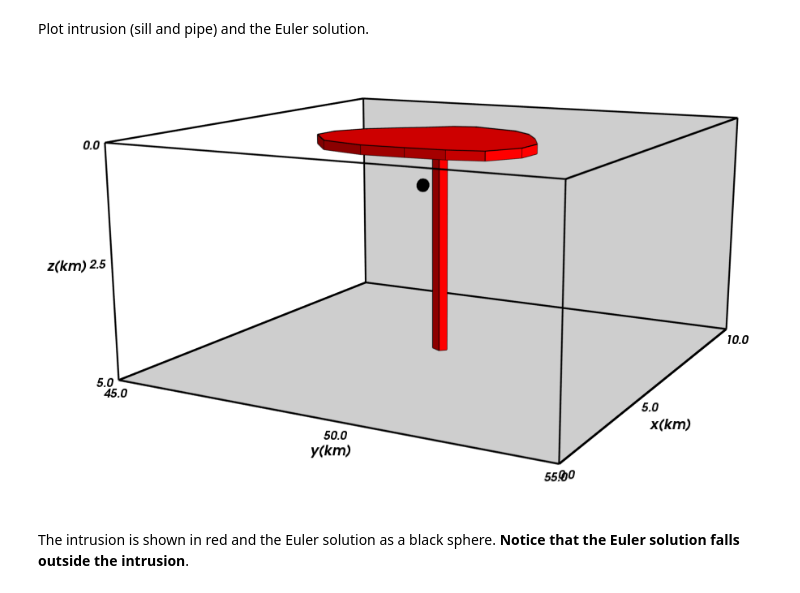
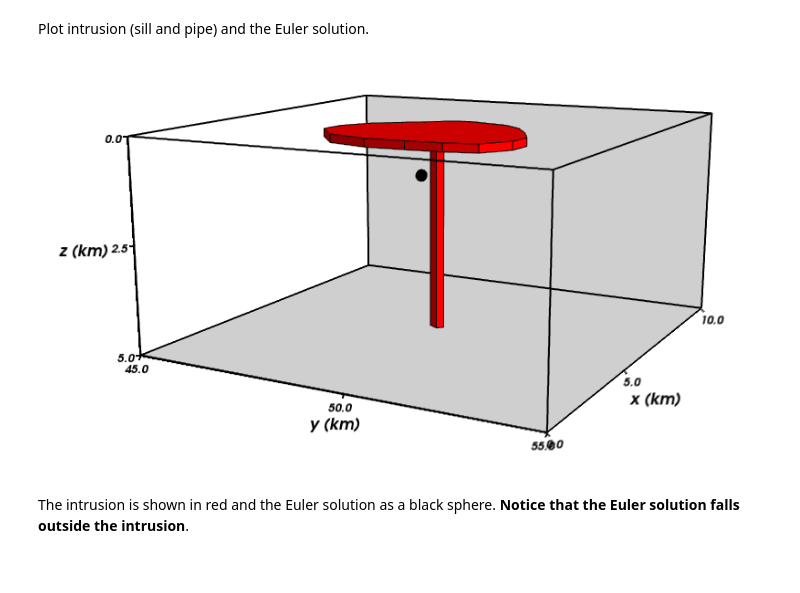
Before and after one commit to pinga-lab/Total-magnetization-of-spherical-bodies, a Jupyter notebook: notebooks/suppl_tests/complex/complex_test.ipynb, the cells around one changed output. Saved outputs shown, nothing was run; the diff lists cells and outputs as text; code cells hidden in the pictures.

```diff
--- a/notebooks/suppl_tests/complex/complex_test.ipynb
+++ b/notebooks/suppl_tests/complex/complex_test.ipynb
@@ -38,7 +38,7 @@ from fatiando.gravmag.euler import Classic, ExpandingWindow
 from fatiando.utils import ang2vec, contaminate
 from fatiando.vis import mpl, myv
 from fatiando.gravmag.magdir import DipoleMagDir
-mpl.rc('font', size=12)
+mpl.rc('font', size=14)
 # %%
 print('Using Fatiando a Terra version {}'.format(fatiando.__version__))
 # %% [output]
@@ -383,26 +399,27 @@ centers = [solver.estimate_]
 Plot intrusion (sill and pipe) and the Euler solution.
 # %%
 bounds = [0, 10000, 45000, 55000, 0, 5000]
-scene = myv.figure(size=(900, 600))
+#scene = myv.figure(size=(900, 600))
+scene = myv.figure(size=(800, 500))
 myv.polyprisms(intrusions, color=(1, 0, 0), linewidth=1)
 myv.points(centers, size=150)
 ax = myv.axes(myv.outline(extent=bounds), ranges=[b*0.001 for b in bounds], nlabels=3, fmt='%.1f')
-ax.axes.x_label, ax.axes.y_label, ax.axes.z_label = 'x(km)', 'y(km)', 'z(km)'
-ax.axes.font_factor = 1.2
+ax.axes.x_label, ax.axes.y_label, ax.axes.z_label = 'x (km)', 'y (km)', 'z (km)'
+ax.axes.font_factor = 1.3
 myv.wall_north(bounds)
 myv.wall_bottom(bounds)
 scene.scene.camera.position = [-20306.089285758069, 63505.842077917412, -3491.9718305899009]
 scene.scene.camera.focal_point = [4141.3141322965275, 49525.02312458893, 3332.4401742735622]
 scene.scene.camera.view_angle = 19.2
 scene.scene.camera.view_up = [0.20735851463493371, -0.11179389477832163, -0.97185625042939749]
 scene.scene.camera.clipping_range = [14617.633892111984, 47800.761288590918]
 scene.scene.camera.compute_view_plane_normal()
 scene.scene.render()
 myv.savefig('euler_solution.png')
 myv.show()
 Image(filename='euler_solution.png')
 # %% [output]
-[figure, old version]
+[figure, new version]
 # %% [markdown]
 The intrusion is shown in red and the Euler solution as a black sphere. **Notice that the Euler solution falls outside the intrusion**.
 # %% [markdown]
```
Also changed, not shown: parts of 5 cells of this notebook, 33 other files.
